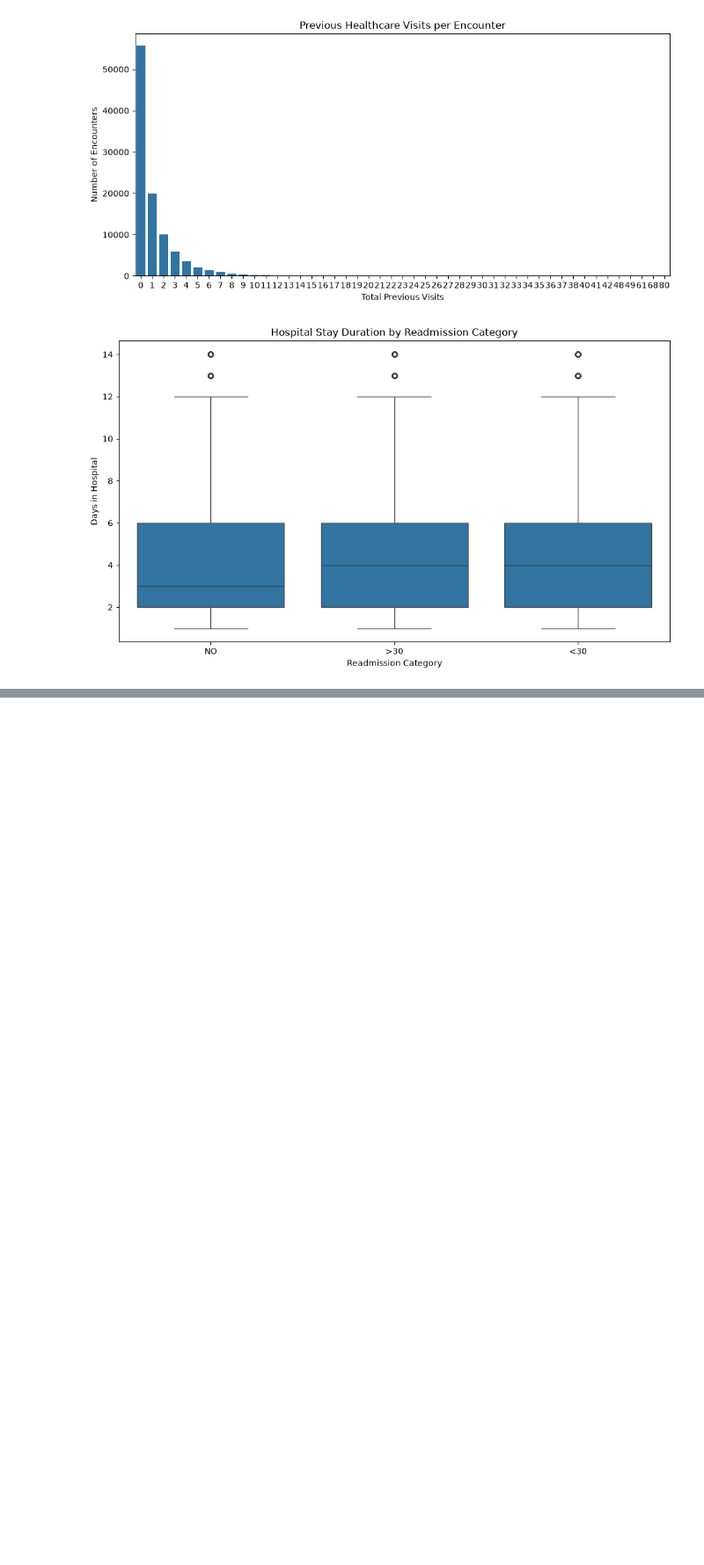
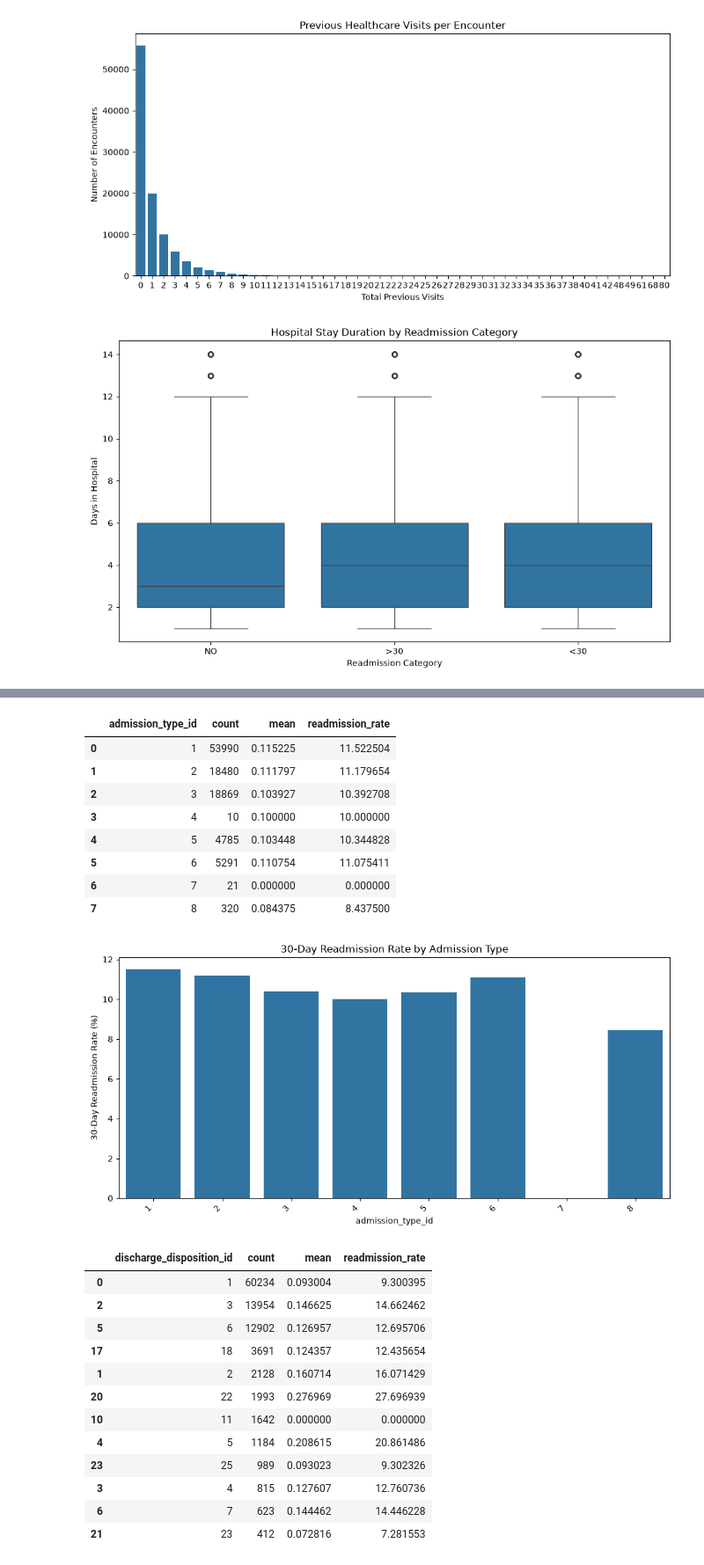
Before and after one commit to hetanshipatel/healthcare-data-analytics, a Jupyter notebook: notebooks/02_cleaned_data_inspection.ipynb, the cells around one changed output, grey strips where cells are left out. Shown at 88% size. Saved outputs shown, nothing was run; the diff lists cells and outputs as text; code cells hidden in the pictures; blank space fills up the shorter version.

```diff
--- a/notebooks/02_cleaned_data_inspection.ipynb
+++ b/notebooks/02_cleaned_data_inspection.ipynb
@@ -356,0 +529,39 @@ plt.show()
+# %%
+# 6.5 Admission type and discharge destination
+
+plot_readmission_rate(
+    df,
+    "admission_type_id",
+    "30-Day Readmission Rate by Admission Type"
+)
+
+plot_readmission_rate(
+    df,
+    "discharge_disposition_id",
+    "30-Day Readmission Rate by Discharge Destination",
+    top_n=12
+)
+# %% [output]
+|  | admission_type_id | count | mean | readmission_rate |
+| 0 | 1 | 53990 | 0.115225 | 11.522504 |
+| 1 | 2 | 18480 | 0.111797 | 11.179654 |
+| 2 | 3 | 18869 | 0.103927 | 10.392708 |
+| 3 | 4 | 10 | 0.100000 | 10.000000 |
+| 4 | 5 | 4785 | 0.103448 | 10.344828 |
+| 5 | 6 | 5291 | 0.110754 | 11.075411 |
+| 6 | 7 | 21 | 0.000000 | 0.000000 |
+| 7 | 8 | 320 | 0.084375 | 8.437500 |
+[figure, added]
+|  | discharge_disposition_id | count | mean | readmission_rate |
+| 0 | 1 | 60234 | 0.093004 | 9.300395 |
+| 2 | 3 | 13954 | 0.146625 | 14.662462 |
+| 5 | 6 | 12902 | 0.126957 | 12.695706 |
+| 17 | 18 | 3691 | 0.124357 | 12.435654 |
+| 1 | 2 | 2128 | 0.160714 | 16.071429 |
+| 20 | 22 | 1993 | 0.276969 | 27.696939 |
+| 10 | 11 | 1642 | 0.000000 | 0.000000 |
+| 4 | 5 | 1184 | 0.208615 | 20.861486 |
+| 23 | 25 | 989 | 0.093023 | 9.302326 |
+| 3 | 4 | 815 | 0.127607 | 12.760736 |
+| 6 | 7 | 623 | 0.144462 | 14.446228 |
+| 21 | 23 | 412 | 0.072816 | 7.281553 |
```
Also changed, not shown: parts of 14 cells of this notebook.
